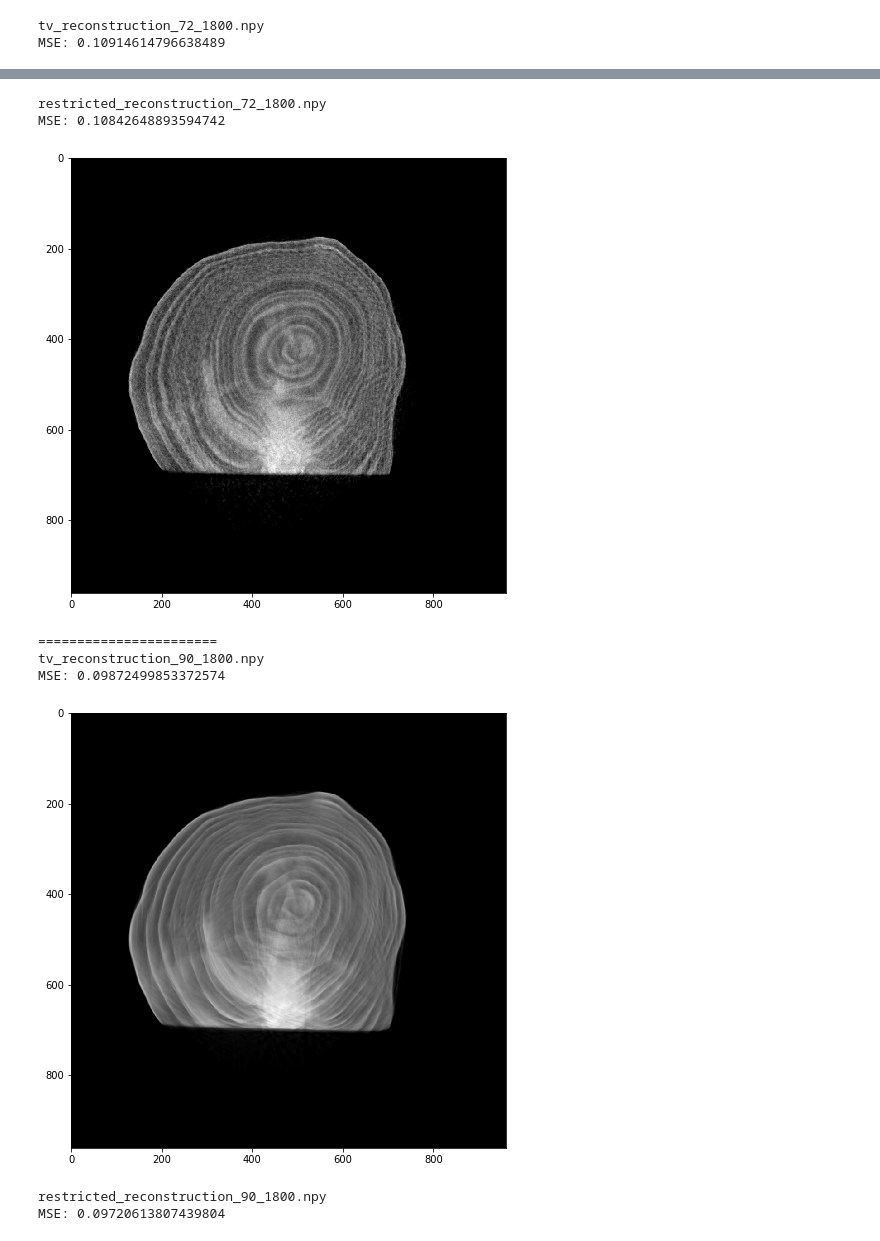
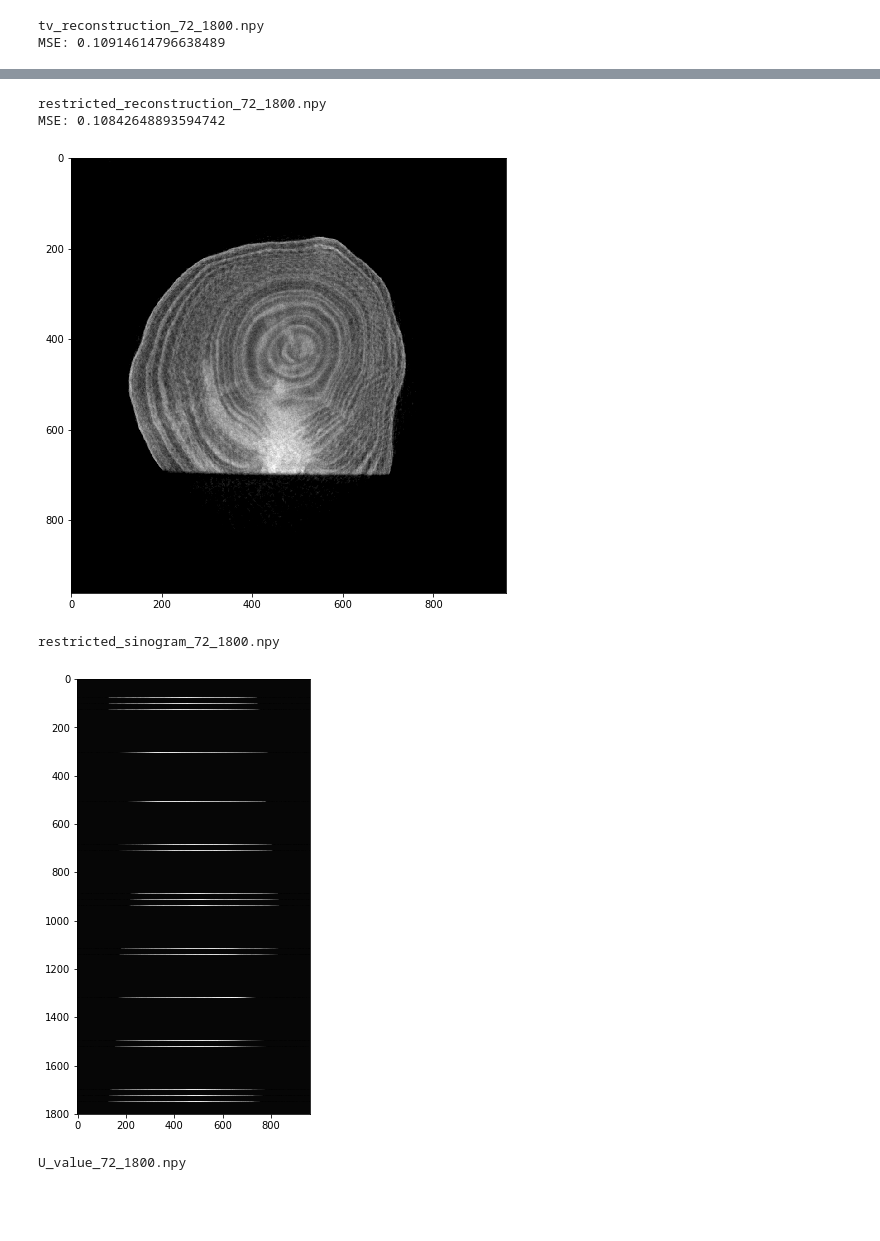
Before and after one commit to ZhaoqiangShen/computed_tomography, a Jupyter notebook: TV_inpaint.ipynb, the cells around one changed output, grey strips where cells are left out. Drawn from its saved outputs; the diff is of its cells as text; code cells hidden in the pictures; blank space fills up the shorter version.

Commit message:
Updating TV_inpaint

```diff
--- a/TV_inpaint.ipynb
+++ b/TV_inpaint.ipynb
@@ -2,18 +2,22 @@
 import matplotlib.pyplot as plt
 import numpy as np
 # %%
-full_reconstrction = np.load('full_reconstruction_1800_1800.npy')
+full_reconstruction = np.load('full_reconstruction_1800_1800.npy')
 tv_reconstruction_72_1800 = np.load('tv_reconstruction_72_1800.npy')
 # %%
-def load_and_show(filename):
+def load_and_show(filename, compare_to=None):
 
     file = np.load(filename)
-    mse = np.linalg.norm(file - full_reconstrction)
+
     print(filename)
-    print("MSE: {}".format(mse))
+    if compare_to is not None:
+        mse = np.linalg.norm(file - compare_to)
+        print("MSE: {}".format(mse))
     plt.figure(figsize=(8,8))
     plt.imshow(file, cmap='gray')
     plt.show()
+
+    plt.imsave(filename[:-3]+'png', file, cmap='gray')
 # %%
 reconstructions = ['72_1800', '90_1800', '180_1800', '270_1800', '360_1800', '540_1800', '720_1800',  '900_1800']
 # %%
@@ -21,8 +25,14 @@ load_and_show('full_reconstruction_1800_1800.npy')
 for run in reconstructions:
     tv_file = "tv_reconstruction_{}.npy".format(run)
     restricted_file = 'restricted_reconstruction_{}.npy'.format(run)
-    load_and_show(tv_file)
-    load_and_show(restricted_file)
+    restricted_sino = 'restricted_sinogram_{}.npy'.format(run)
+    inpainted_sino = 'U_value_{}.npy'.format(run)
+    load_and_show(tv_file, compare_to=full_reconstruction)
+    load_and_show(restricted_file, compare_to=full_reconstrction)
+    load_and_show(restricted_sino)
+    load_and_show(inpainted_sino)
+
+
     print("=======================")
 # %% [output]
 full_reconstruction_1800_1800.npy
@@ -30,13 +39,10 @@ MSE: 0.0
 [figure]
 tv_reconstruction_72_1800.npy
 MSE: 0.10914614796638489
 [figure]
 restricted_reconstruction_72_1800.npy
 MSE: 0.10842648893594742
 [figure]
-=======================
-tv_reconstruction_90_1800.npy
-MSE: 0.09872499853372574
+restricted_sinogram_72_1800.npy
-[figure, old version]
+[figure, new version]
-restricted_reconstruction_90_1800.npy
-MSE: 0.09720613807439804
+U_value_72_1800.npy
```
Also changed, not shown: parts of 2 cells of this notebook.
